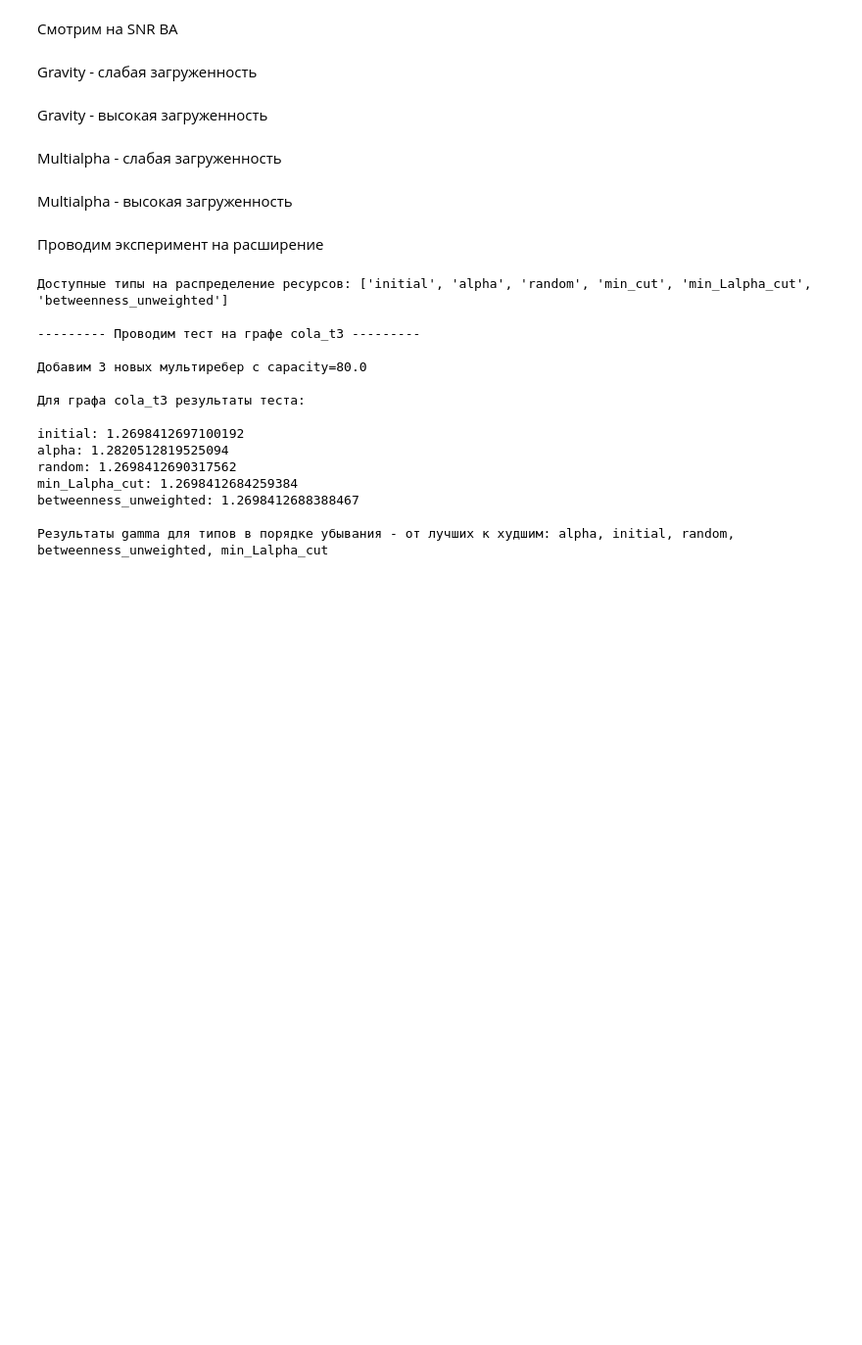
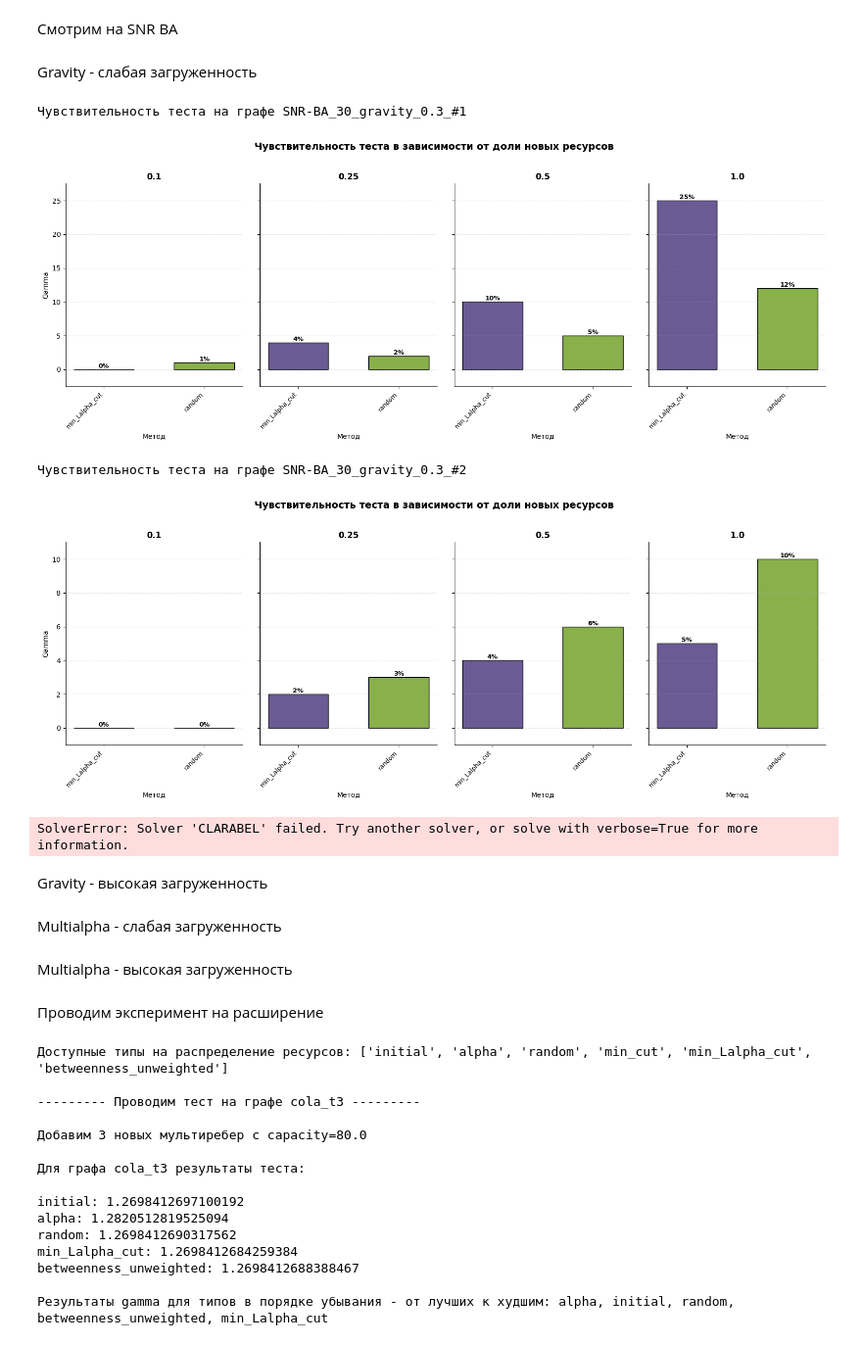
Before and after one commit to Karasiari/Graphs, a Jupyter notebook: Exps.ipynb, the cells around one changed output. Shown at 98% size. Saved outputs shown, nothing was run; the diff lists cells and outputs as text; code cells hidden in the pictures; blank space fills up the shorter version.

```diff
--- a/Exps.ipynb
+++ b/Exps.ipynb
@@ -498,7 +498,7 @@ def get_snr_ba_graphs_w_generated(num_graphs: int, num_nodes: int, capacity_valu
       traffic_matrix, adj_matrix = gravity(graph, param, dyn_k)
     elif method == "alpha":
       traffic_matrix, adj_matrix = multialpha(graph, param)
-    name = "_".join([str(value) for value in ['SNR-BA', num_nodes, method, param]])
+    name = "_".join([str(value) for value in ['SNR-BA', num_nodes, method, param, f'#{number}']])
     output[name] = {'adj_graph': None, 'traffic_graph': None, 'capacity_value': None}
     output[name]['traffic_graph'] = traffic_to_directed_multigraph(traffic_matrix)
     output[name]['adj_graph'] = refine_adj_graph(adj_matrix, capacity_value)
@@ -651,10 +699,16 @@ resources_test(hu_graphs_w_generated_multialpha_high_resources_test)
 # %% [markdown]
 Gravity - слабая загруженность
 # %%
-snr_ba_graphs_w_generated_gravity_low_resources_test = get_snr_ba_graphs_w_generated(4, 40, 80.0, 'gravity', [0.3, 0.3, 0.3, 0.3])
+snr_ba_graphs_w_generated_gravity_low_resources_test = get_snr_ba_graphs_w_generated(4, 30, 80.0, 'gravity', [0.3, 0.3, 0.3, 0.3])
 
 # тест
 resources_test(snr_ba_graphs_w_generated_gravity_low_resources_test)
+# %% [output]
+Чувствительность теста на графе SNR-BA_30_gravity_0.3_#1
+[figure, added]
+Чувствительность теста на графе SNR-BA_30_gravity_0.3_#2
+[figure, added]
+SolverError: Solver 'CLARABEL' failed. Try another solver, or solve with verbose=True for more information.
 # %% [markdown]
 Gravity - высокая загруженность
 # %%
```
Also changed, not shown: parts of 11 cells of this notebook.
